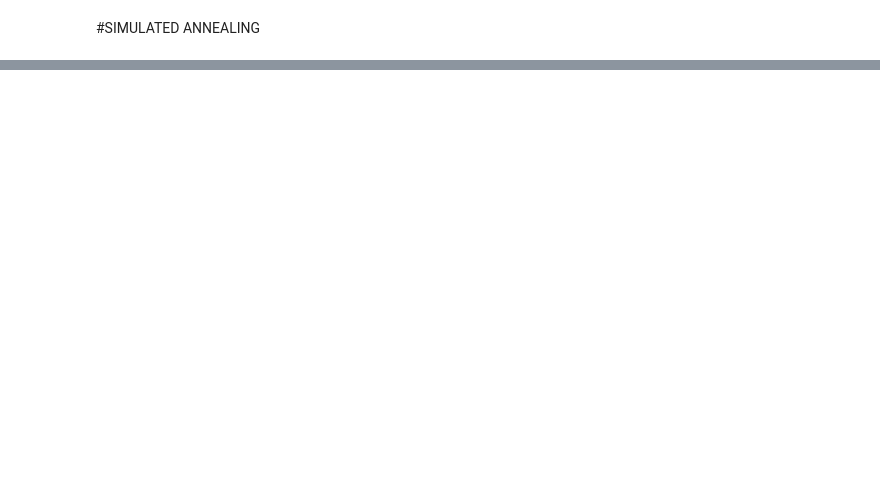
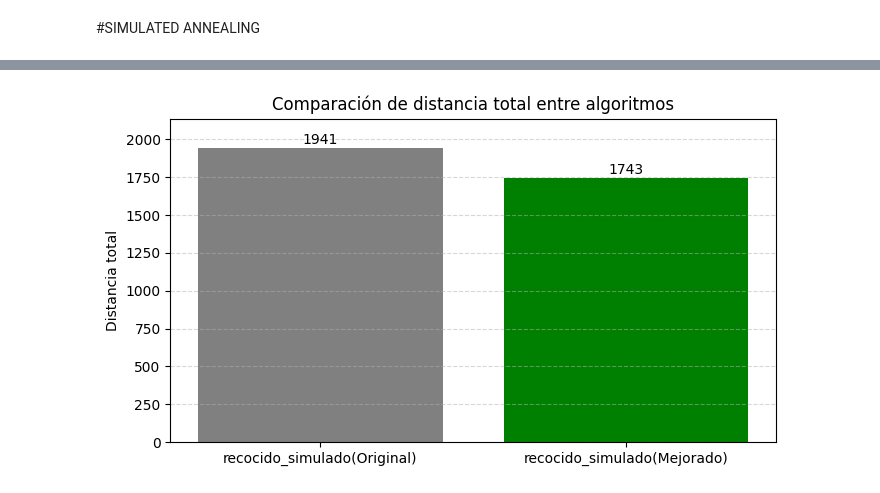
Before and after one commit to manuelantelo/03MAIR-Algoritmos-de-Optimizacion, a Jupyter notebook: AG3/Algoritmos_Manuel_Vicente_Antelo_Santos_AG3.ipynb, the cells around one changed output, grey strips where cells are left out. Drawn from its saved outputs; the diff is of its cells as text; code cells hidden in the pictures; blank space fills up the shorter version.

```diff
--- a/AG3/Algoritmos_Manuel_Vicente_Antelo_Santos_AG3.ipynb
+++ b/AG3/Algoritmos_Manuel_Vicente_Antelo_Santos_AG3.ipynb
@@ -336,0 +477,68 @@ con una distancia total de 1856
+# %%
+# RESULTADOS OBTENIDOS en cada algoritmo implementado y comparativa
+# -----------------------------------------------------------------
+
+import matplotlib.pyplot as plt
+
+# Ejecutamos de nuevo el algoritmo original `recocido_simulado`
+solucion1 = recocido_simulado(problem, 1000000)
+
+# Ejecutamos `algoritmo_simulado_mejorado` (técnica voraz o greedy local)
+# Parámetros de entrada:
+#   - problem: matriz de distancias
+#   - 1000000: temperatura inicial (T0). Un valor alto permite aceptar soluciones peores
+#              al inicio, favoreciendo la exploración del espacio de soluciones.
+#   - n_vecinos=20: número de soluciones vecinas aleatorias generadas en cada iteración.
+#              Se selecciona la mejor de estas como vecino (técnica voraz o greedy local).
+solucion2, distancia2, iteracion2 = recocido_simulado_mejorado(problem, 1000000, n_vecinos=20)
+
+# Mostramos comparativa
+print("\n=== Recocido Simulado ORIGINAL ===")
+print("La mejor solución encontrada es:", solucion1)
+print("con una distancia total de:", distancia_total(solucion1, problem))
+
+print("\n=== Recocido Simulado MEJORADO ===")
+print("La mejor solución encontrada es:", solucion2)
+print("con una distancia total de:", distancia2)
+
+# Cálculo de diferencia de la distancia total y mejora porcentual
+dist_original = distancia_total(solucion1, problem)
+dist_mejorado = distancia2
+mejora_absoluta = dist_original - dist_mejorado
+mejora_relativa = (mejora_absoluta / dist_original) * 100
+
+# Texto explicativo de la mejora_absoluta y adaptado a la solución del problema
+if mejora_absoluta > 0:
+    print(f"\nLa versión mejorada del algoritmo ha conseguido una mejora de {mejora_absoluta} unidades de distancia total.")
+    print(f"Representa una reducción aproximada del {mejora_relativa:.1f}% respecto al algoritmo original.")
+    print("Se demuestra que la estrategia de [recocido_simulado_mejorado Greedy] aporta valor real al problema de optimización.")
+elif mejora_absoluta == 0:
+    print("Ambos algoritmos han alcanzado la misma calidad de solución (distancia total igual).")
+    print("No se observa mejora en esta ejecución, aunque podrían aparecer diferencias en ejecuciones sucesivas.")
+else:
+    print(f"En esta ejecución, la versión mejorada obtuvo una solución peor por {abs(mejora_absoluta)} unidades.")
+    print(f"Esto supone un aumento del {abs(mejora_relativa):.1f}% en el coste respecto al algoritmo original.")
+    print("Puede deberse al carácter aleatorio del recocido simulado. Se recomienda ejecutar múltiples veces.")
+
+# Representación gráfica de los resultados obtenidos
+algoritmos = ["recocido_simulado(Original)", "recocido_simulado(Mejorado)"]
+distancias = [dist_original, dist_mejorado]
+colores = ["gray", "green"]
+
+# Crear la gráfica de barras
+plt.figure(figsize=(7, 4))
+bars = plt.bar(algoritmos, distancias, color=colores)
+
+# Añadir etiquetas de valor encima de cada barra
+for bar in bars:
+    yval = bar.get_height()
+    plt.text(bar.get_x() + bar.get_width()/2, yval + 5, f"{int(yval)}", ha='center', va='bottom')
+
+print()  # Gráfico comparativo de barras
+plt.title("Comparación de distancia total entre algoritmos")
+plt.ylabel("Distancia total")
+plt.ylim(0, max(distancias) * 1.1)
+plt.grid(axis='y', linestyle='--', alpha=0.5)
+plt.tight_layout()
+plt.show()
+# %% [output]
@@ -336,0 +559 @@ con una distancia total de 1856
+[figure, added]
```
Also changed, not shown: parts of 13 cells of this notebook.
